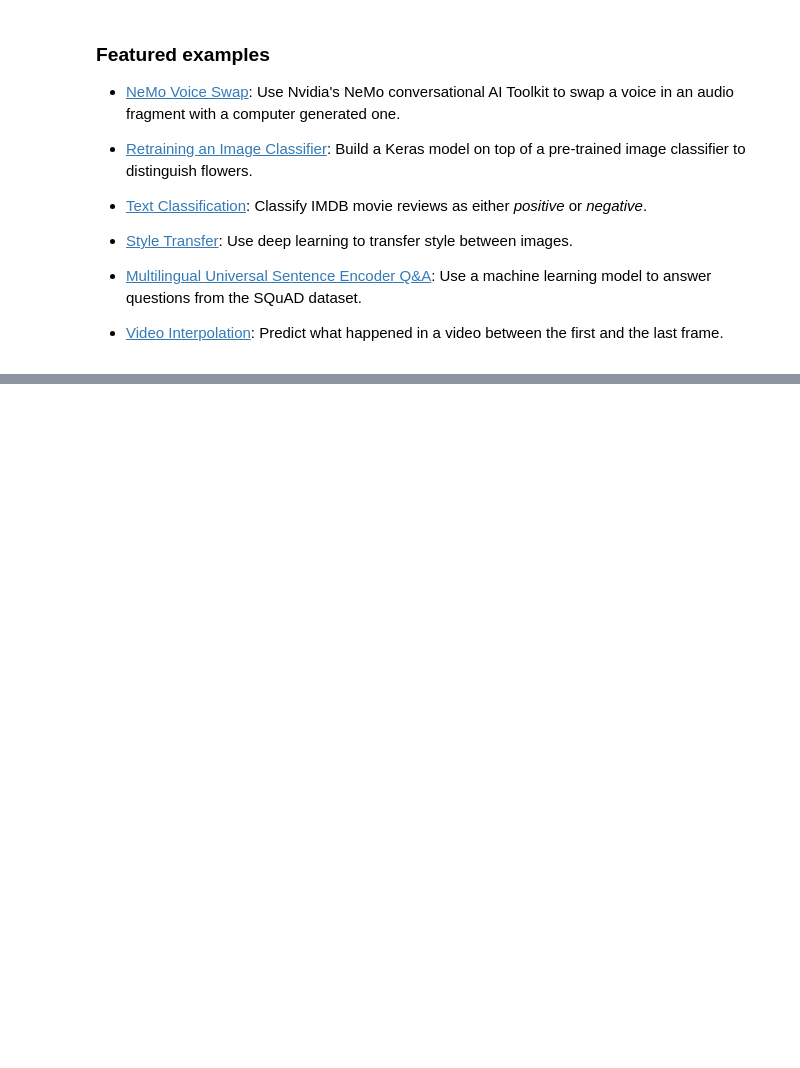
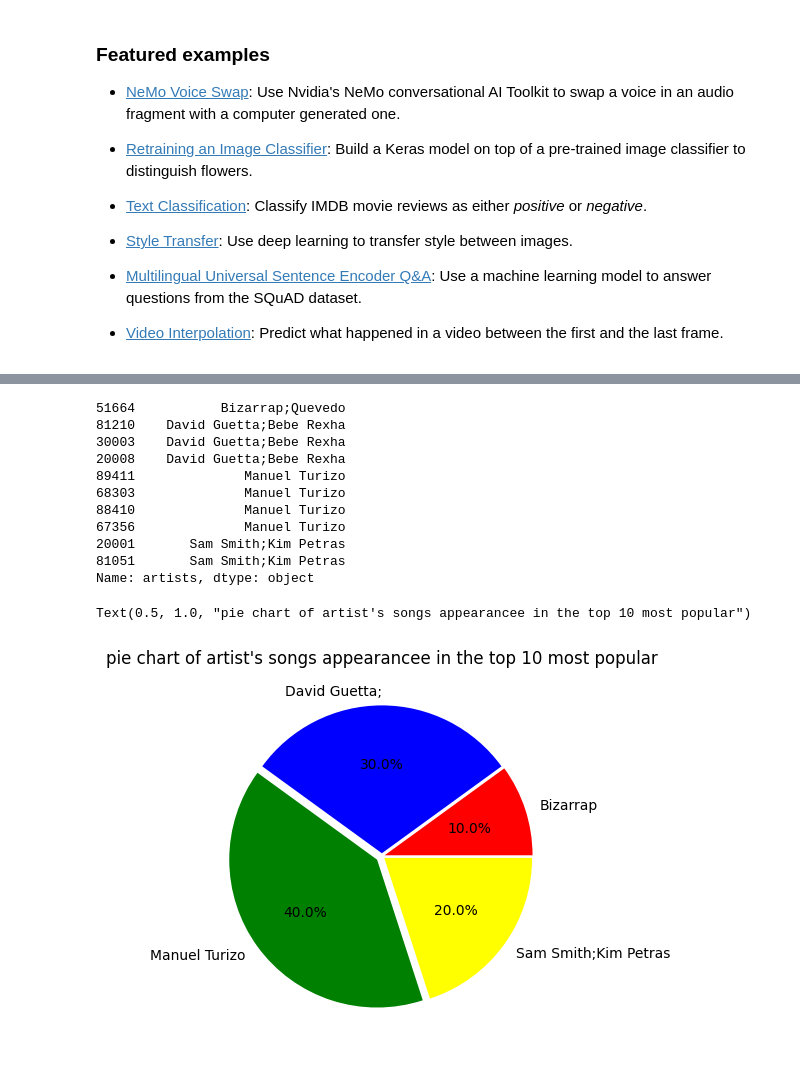
Before and after one commit to Stone999213/final-project, a Jupyter notebook: Welcome_To_Colaboratory.ipynb, the cells around one changed output, grey strips where cells are left out. Drawn from its saved outputs; the diff is of its cells as text; code cells hidden in the pictures; blank space fills up the shorter version.

```diff
--- a/Welcome_To_Colaboratory.ipynb
+++ b/Welcome_To_Colaboratory.ipynb
@@ -152,0 +229,37 @@ These are a few of the notebooks from Google's online Machine Learning course. S
+# %%
+from matplotlib.figure import LayoutEngine
+import pandas as pd
+import matplotlib.pyplot as plt
+
+artist_list=[]
+artist_count_list=[]
+name_list=[]
+df=pd.read_csv('https://raw.githubusercontent.com/Stone999213/final-project/main/spotify_final%20project.csv')
+#sort the valuse in decending order to get the top 10 most popular artist
+df=df.sort_values(by="popularity",axis=0,ascending=False)
+df=df.head(10)
+popularity=df["popularity"]
+artist_name=df["artists"].sort_values()
+print(artist_name)
+#create new data frame based of the occurences of number of times artist songs occured in the top 10
+# of the original data frame
+df1=pd.DataFrame({"x":[1,3,4,2],"y":["Bizarrap","David Guetta;","Manuel Turizo","Sam Smith;Kim Petras"]})
+
+fig, ax=plt.subplots()
+ax.pie(df1["x"],labels=df1["y"],colors=["red","blue","green","yellow"],explode=[.02,.02,.04,.02],autopct="%1.1f%%")
+
+ax.set_title("pie chart of artist's songs appearancee in the top 10 most popular")
+# %% [output]
+51664           Bizarrap;Quevedo
+81210    David Guetta;Bebe Rexha
+30003    David Guetta;Bebe Rexha
+20008    David Guetta;Bebe Rexha
+89411              Manuel Turizo
+68303              Manuel Turizo
+88410              Manuel Turizo
+67356              Manuel Turizo
+20001       Sam Smith;Kim Petras
+81051       Sam Smith;Kim Petras
+Name: artists, dtype: object
+Text(0.5, 1.0, "pie chart of artist's songs appearancee in the top 10 most popular")
+[figure, added]
```
Also changed, not shown: parts of 9 cells of this notebook.
